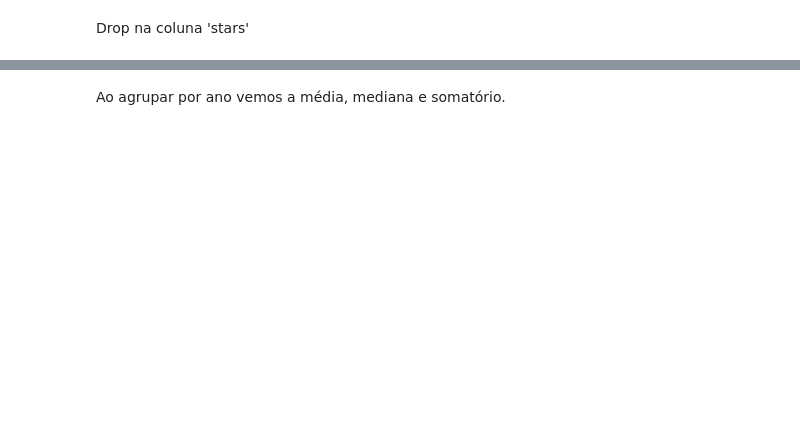
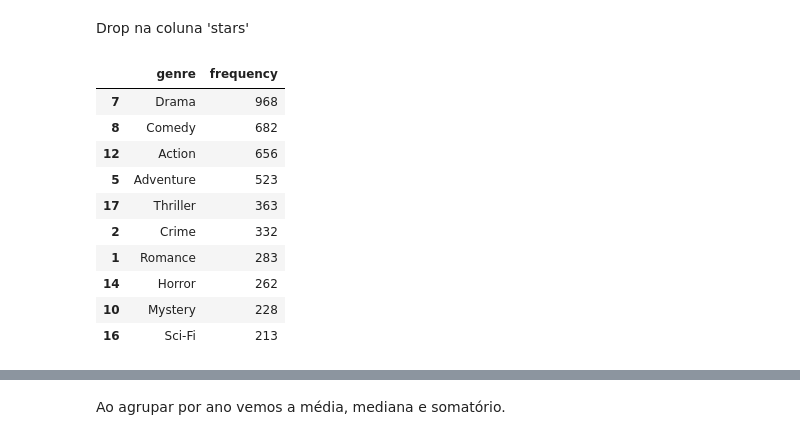
Before and after one commit to MatBrands/ADA-Exploratory_Data_Analysis, a Jupyter notebook: notebooks/edas/matheus.ipynb, the cells around one changed output, grey strips where cells are left out. Drawn from its saved outputs; the diff is of its cells as text; code cells hidden in the pictures; blank space fills up the shorter version.

```diff
--- a/notebooks/edas/matheus.ipynb
+++ b/notebooks/edas/matheus.ipynb
@@ -93,3 +117,19 @@ list_of_stars.sort_values('frequency', ascending=True).head(10)
 Drop na coluna 'stars'
 # %%
 df.drop(columns='stars', inplace=True)
+# %%
+list_of_genres = list_of_str(df.genre)
+# %%
+list_of_genres.sort_values('frequency', ascending=False).head(10)
+# %% [output]
+|  | genre | frequency |
+| 7 | Drama | 968 |
+| 8 | Comedy | 682 |
+| 12 | Action | 656 |
+| 5 | Adventure | 523 |
+| 17 | Thriller | 363 |
+| 2 | Crime | 332 |
+| 1 | Romance | 283 |
+| 14 | Horror | 262 |
+| 10 | Mystery | 228 |
+| 16 | Sci-Fi | 213 |
```
Also changed, not shown: parts of 12 cells of this notebook.
